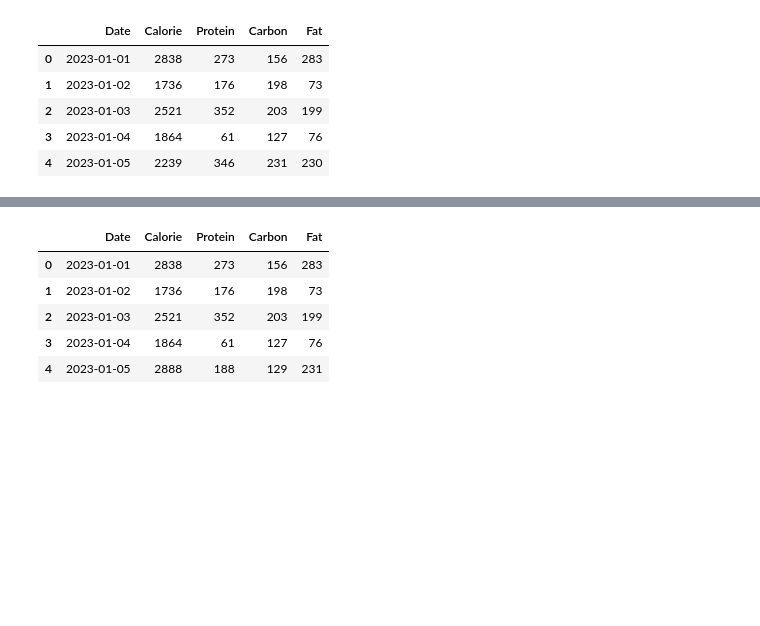
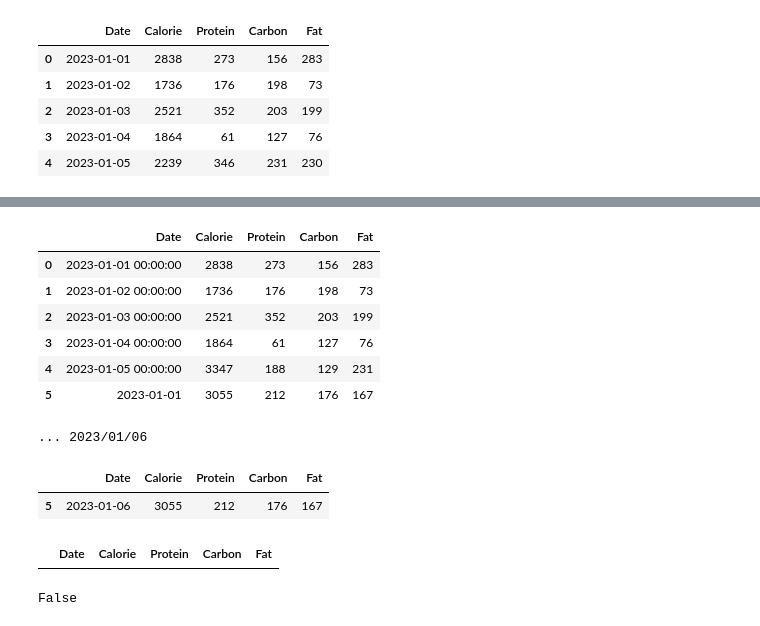
Before and after one commit to willgeminix/Training_Mgmt, a Jupyter notebook: Training_Mgmt/Person/record.ipynb, the cells around one changed output, grey strips where cells are left out. Saved outputs shown, nothing was run; the diff lists cells and outputs as text; code cells hidden in the pictures; blank space fills up the shorter version.

Commit message:
Debug the record module of Person and start.py

```diff
--- a/Training_Mgmt/Person/record.ipynb
+++ b/Training_Mgmt/Person/record.ipynb
@@ -13,18 +13,21 @@ class Record(pd.DataFrame):
 
     def add(self, date, protein, carbon, fat):
         calorie = protein*4 + carbon*4 + fat*9
-        new_record = pd.Series({"Date": pd.to_datetime(date), "Calorie": calorie, "Protein": protein, "Carbon": carbon, "Fat": fat})
+        new_record = pd.Series({"Date": pd.to_datetime("2023/01/01").date(), "Calorie": calorie, "Protein": protein, "Carbon": carbon, "Fat": fat})
         if self.__record[self.__record["Date"]==pd.to_datetime(date)].empty:
-            self.__record = self.__record.append(new_record, ignore_index=True)
+            new_data = self.__record.append(new_record, ignore_index=True)
         else:
-            return "There has already been a record of the same date, please modify the record istead of adding a new one."
-        return self.__record
+            print("There has already been a record of the same date, please modify the record istead of adding a new one.")
+            return Record(self.__record)
+        return Record(new_data)
+
 
     def remove(self, date):
 
         record_to_remove = self.__record[self.__record["Date"]==pd.to_datetime(date)]
         if record_to_remove.empty:
-            return "The record does NOT exist!"
+            print("The record does NOT exist!")
+            return Record(self.__record)
         else:
             print("Are you sure you want to delete the following record?\n",record_to_remove)
 
@@ -33,19 +36,21 @@ class Record(pd.DataFrame):
             if check == "1":
                 break
             elif check == "2" or check == "q":
-                return None
+                return Record(self.__record)
             else:
                 print("Invalid input, please re-enter.")
                 continue
 
-        self.__record = self.__record[~(self.__record["Date"] == pd.to_datetime(date))]
-        return self.__record
+        new_data = self.__record[~(self.__record["Date"] == pd.to_datetime(date))]
+        return Record(new_data)
 
-    def modify(self, date, calorie, protein, carbon, fat):
+
+    def modify(self, date, protein, carbon, fat):
 
         row_to_modify = self.__record[self.__record["Date"]==pd.to_datetime(date)]
         if row_to_modify.empty:
-            return "The record does NOT exist!"
+            print("The record does NOT exist! Please check and try again!")
+            return Record(self.__record)
         else:
             print("The record you are going to change:\n", row_to_modify)
 
@@ -54,21 +59,20 @@ class Record(pd.DataFrame):
             if check == "1":
                 break
             elif check == "2" or check == "q":
-                return None
+                return Record(self.__record)
             else:
                 print("Invalid input, please re-enter.")
                 continue
 
-        if calorie != '':
-            self.__record.loc[row_to_modify.index[0], ("Calorie",)] = calorie
         if protein != '':
             self.__record.loc[row_to_modify.index[0], ("Protein",)] = protein
         if carbon != '':
             self.__record.loc[row_to_modify.index[0], ("Carbon",)] = carbon
         if fat != '':
             self.__record.loc[row_to_modify.index[0], ("Fat",)] = fat
-
-        return self.__record
+        self.__record.loc[row_to_modify.index[0], ("Calorie",)] = self.__record.loc[row_to_modify.index[0], ("Protein",)]*4 + self.__record.loc[row_to_modify.index[0], ("Carbon",)]*4 + self.__record.loc[row_to_modify.index[0], ("Fat",)]*9
+        new_data = self.__record
+        return Record(new_data)
 
 
     def show(self, start_date, end_date, indicator=1):
@@ -110,7 +114,7 @@ class Record(pd.DataFrame):
 import pandas as pd
 
 nutrition = pd.DataFrame({
-    "Date": ["2023-01-01", "2023-01-02", "2023-01-03", "2023-01-04", "2023-01-05"],
+    "Date": ["2023/01/01", "2023/01/02", "2023/01/03", "2023/01/04", "2023/01/05"],
     "Calorie": [2838, 1736, 2521, 1864, 2239],
     "Protein": [273, 176, 352, 61, 346],
     "Carbon": [156, 198, 203, 127, 231],
@@ -130,4 +139,4 @@ r.show("2023-01-01", "2023-01-05", 2)
 # %% [output]
 [interactive output not drawn]
 # %%
-r.add("2023/01/06",212,176,167)
+r = r.add("2023/01/06",212,176,167)
@@ -147,6 +154,6 @@ Enter [1] for "YES"/ [2] for "NO" ("q" to quit): 1
 | 3 | 2023-01-04 | 1864 | 61 | 127 | 76 |
 | 4 | 2023-01-05 | 2239 | 346 | 231 | 230 |
 # %%
-r.modify("2023-01-05",2888,188,129,231)
+r.modify("2023-01-05",188,129,231)
 # %% [output]
 The record you are going to change:
@@ -155,7 +162,24 @@ The record you are going to change:
 Enter [1] for "YES"/ [2] for "NO" ("q" to quit): 1
 |  | Date | Calorie | Protein | Carbon | Fat |
-| 0 | 2023-01-01 | 2838 | 273 | 156 | 283 |
-| 1 | 2023-01-02 | 1736 | 176 | 198 | 73 |
-| 2 | 2023-01-03 | 2521 | 352 | 203 | 199 |
-| 3 | 2023-01-04 | 1864 | 61 | 127 | 76 |
-| 4 | 2023-01-05 | 2888 | 188 | 129 | 231 |
+| 0 | 2023-01-01 00:00:00 | 2838 | 273 | 156 | 283 |
+| 1 | 2023-01-02 00:00:00 | 1736 | 176 | 198 | 73 |
+| 2 | 2023-01-03 00:00:00 | 2521 | 352 | 203 | 199 |
+| 3 | 2023-01-04 00:00:00 | 1864 | 61 | 127 | 76 |
+| 4 | 2023-01-05 00:00:00 | 3347 | 188 | 129 | 231 |
+| 5 | 2023-01-01 | 3055 | 212 | 176 | 167 |
+# %%
+d = input("...")
+r[r["Date"]==pd.to_datetime(d)]
+# %% [output]
+... 2023/01/06
+|  | Date | Calorie | Protein | Carbon | Fat |
+| 5 | 2023-01-06 | 3055 | 212 | 176 | 167 |
+# %%
+d = pd.to_datetime("2023/01/01").date()
+r[r["Date"]==d]
+# %% [output]
+|  | Date | Calorie | Protein | Carbon | Fat |
+# %%
+"2021/10/10">"2021/10/10"
+# %% [output]
+False
```
Also changed, not shown: parts of 3 cells of this notebook, 3 other files.
